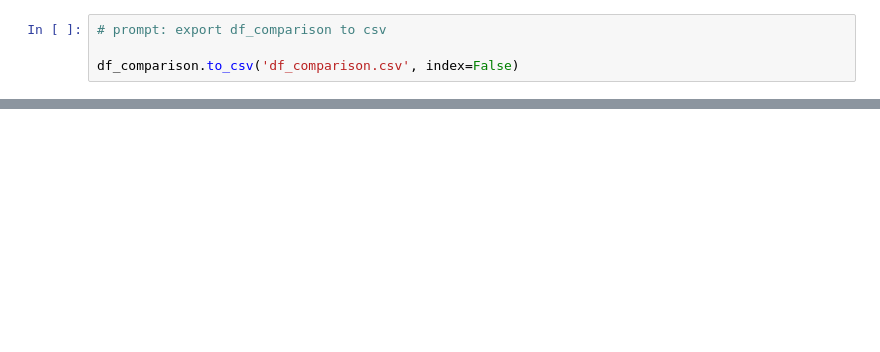
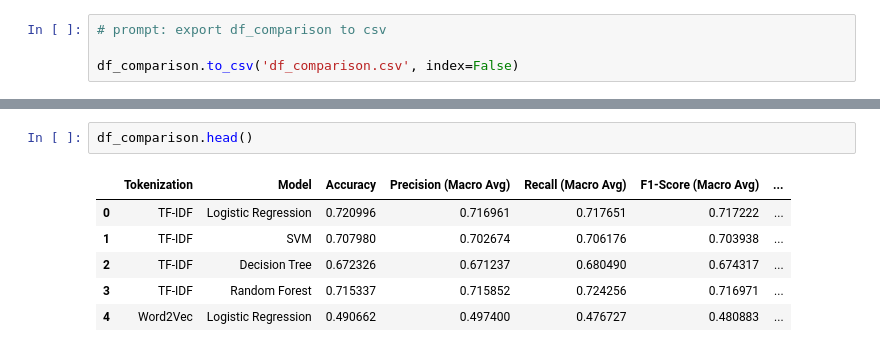
Before and after one commit to RadnuST/AIML, a Jupyter notebook: Reddit_Califonia_fire.ipynb, the cells around one changed output, grey strips where cells are left out. Drawn from its saved outputs; the diff is of its cells as text; blank space fills up the shorter version.

```diff
--- a/Reddit_Califonia_fire.ipynb
+++ b/Reddit_Califonia_fire.ipynb
@@ -2112,0 +2255,9 @@ Passing `palette` without assigning `hue` is deprecated and will be removed in v
+# %%
+df_comparison.head()
+# %% [output]
+|  | Tokenization | Model | Accuracy | Precision (Macro Avg) | Recall (Macro Avg) | F1-Score (Macro Avg) | ... |
+| 0 | TF-IDF | Logistic Regression | 0.720996 | 0.716961 | 0.717651 | 0.717222 | ... |
+| 1 | TF-IDF | SVM | 0.707980 | 0.702674 | 0.706176 | 0.703938 | ... |
+| 2 | TF-IDF | Decision Tree | 0.672326 | 0.671237 | 0.680490 | 0.674317 | ... |
+| 3 | TF-IDF | Random Forest | 0.715337 | 0.715852 | 0.724256 | 0.716971 | ... |
+| 4 | Word2Vec | Logistic Regression | 0.490662 | 0.497400 | 0.476727 | 0.480883 | ... |
```
Also changed, not shown: parts of 10 cells of this notebook.
